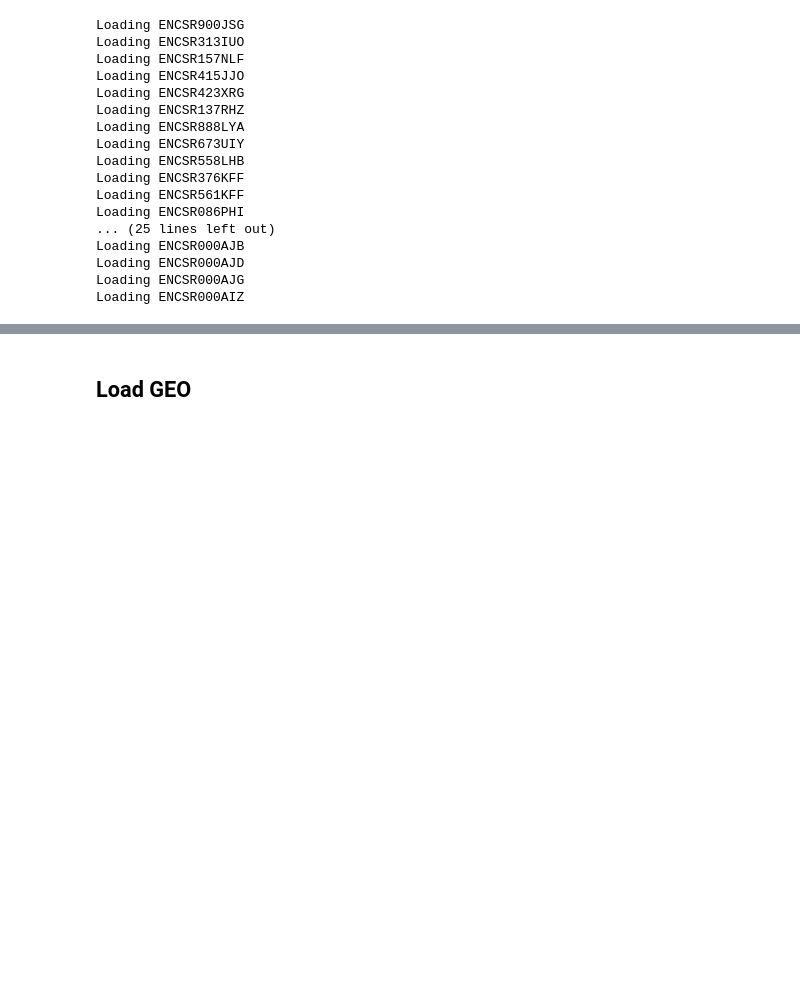
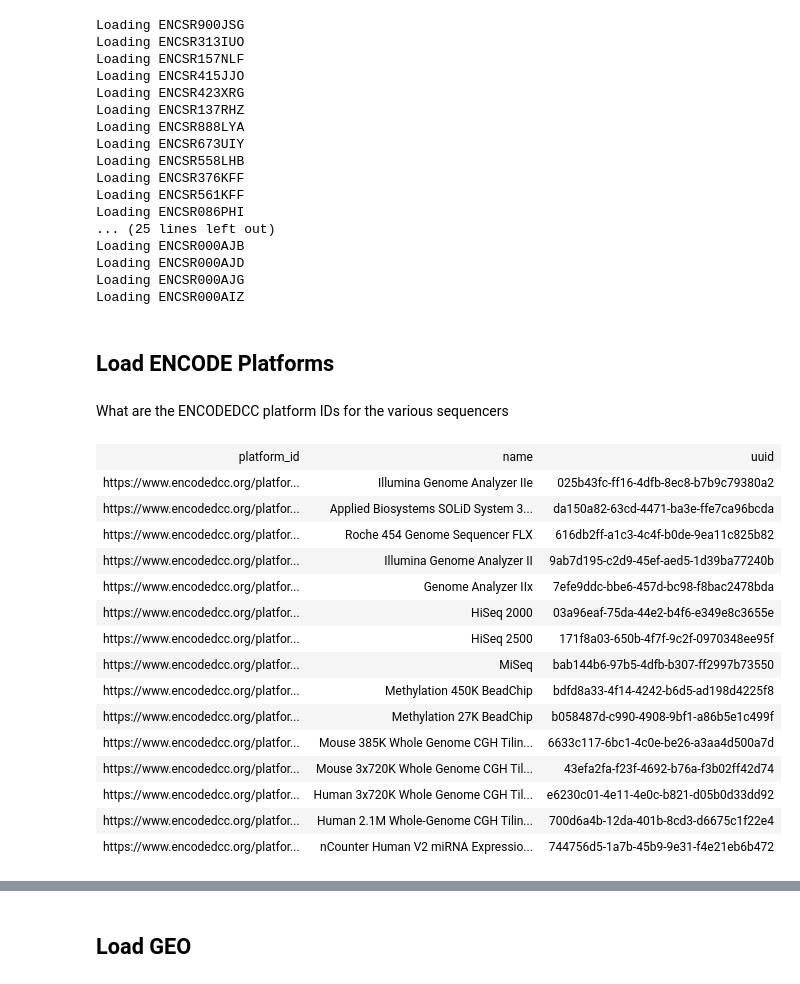
Before and after one commit to detrout/encode3-curation, a Jupyter notebook: single-cell-gm12878-and-brain-preparation.ipynb, the cells around one changed output, grey strips where cells are left out. Drawn from its saved outputs; the diff is of its cells as text; code cells hidden in the pictures; blank space fills up the shorter version.

Commit message:
work on adding updating this submission to have the platform links.

```diff
--- a/single-cell-gm12878-and-brain-preparation.ipynb
+++ b/single-cell-gm12878-and-brain-preparation.ipynb
@@ -177,3 +178,5 @@ Loading ENCSR000AJB
 Loading ENCSR000AJD
 Loading ENCSR000AJG
 Loading ENCSR000AIZ
+# %% [markdown]
+## Load ENCODE Platforms
@@ -179,0 +185,2 @@ Loading ENCSR000AIZ
+# %% [markdown]
+What are the ENCODEDCC platform IDs for the various sequencers
@@ -179,0 +195,19 @@ Loading ENCSR000AIZ
+# %%
+platforms
+# %% [output]
+| platform_id | name | uuid |
+| https://www.encodedcc.org/platfor... | Illumina Genome Analyzer IIe | 025b43fc-ff16-4dfb-8ec8-b7b9c79380a2 |
+| https://www.encodedcc.org/platfor... | Applied Biosystems SOLiD System 3... | da150a82-63cd-4471-ba3e-ffe7ca96bcda |
+| https://www.encodedcc.org/platfor... | Roche 454 Genome Sequencer FLX | 616db2ff-a1c3-4c4f-b0de-9ea11c825b82 |
+| https://www.encodedcc.org/platfor... | Illumina Genome Analyzer II | 9ab7d195-c2d9-45ef-aed5-1d39ba77240b |
+| https://www.encodedcc.org/platfor... | Genome Analyzer IIx | 7efe9ddc-bbe6-457d-bc98-f8bac2478bda |
+| https://www.encodedcc.org/platfor... | HiSeq 2000 | 03a96eaf-75da-44e2-b4f6-e349e8c3655e |
+| https://www.encodedcc.org/platfor... | HiSeq 2500 | 171f8a03-650b-4f7f-9c2f-0970348ee95f |
+| https://www.encodedcc.org/platfor... | MiSeq | bab144b6-97b5-4dfb-b307-ff2997b73550 |
+| https://www.encodedcc.org/platfor... | Methylation 450K BeadChip | bdfd8a33-4f14-4242-b6d5-ad198d4225f8 |
+| https://www.encodedcc.org/platfor... | Methylation 27K BeadChip | b058487d-c990-4908-9bf1-a86b5e1c499f |
+| https://www.encodedcc.org/platfor... | Mouse 385K Whole Genome CGH Tilin... | 6633c117-6bc1-4c0e-be26-a3aa4d500a7d |
+| https://www.encodedcc.org/platfor... | Mouse 3x720K Whole Genome CGH Til... | 43efa2fa-f23f-4692-b76a-f3b02ff42d74 |
+| https://www.encodedcc.org/platfor... | Human 3x720K Whole Genome CGH Til... | e6230c01-4e11-4e0c-b821-d05b0d33dd92 |
+| https://www.encodedcc.org/platfor... | Human 2.1M Whole-Genome CGH Tilin... | 700d6a4b-12da-401b-8cd3-d6675c1f22e4 |
+| https://www.encodedcc.org/platfor... | nCounter Human V2 miRNA Expressio... | 744756d5-1a7b-45b9-9e31-f4e21eb6b472 |
```
Also changed, not shown: parts of 16 cells of this notebook.
